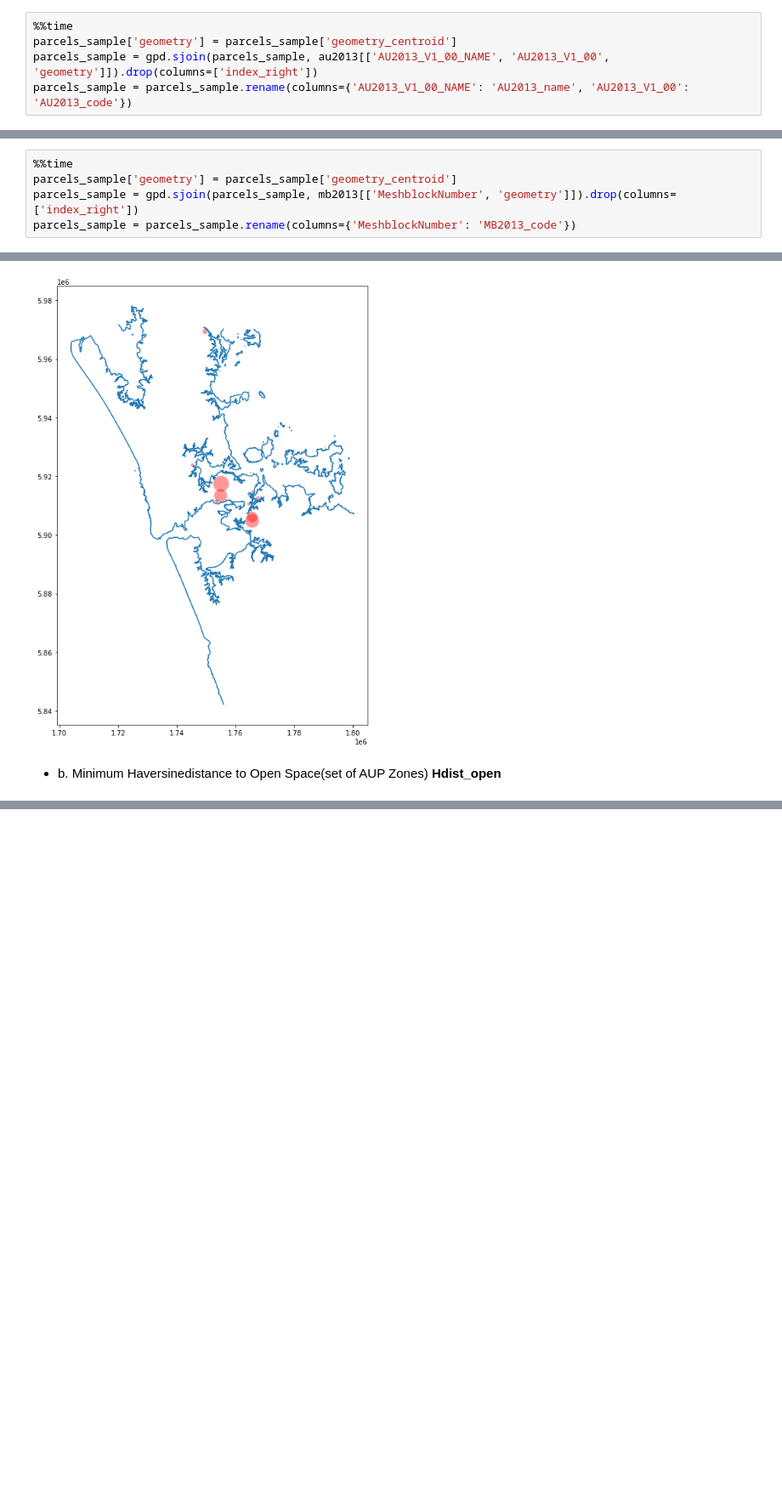
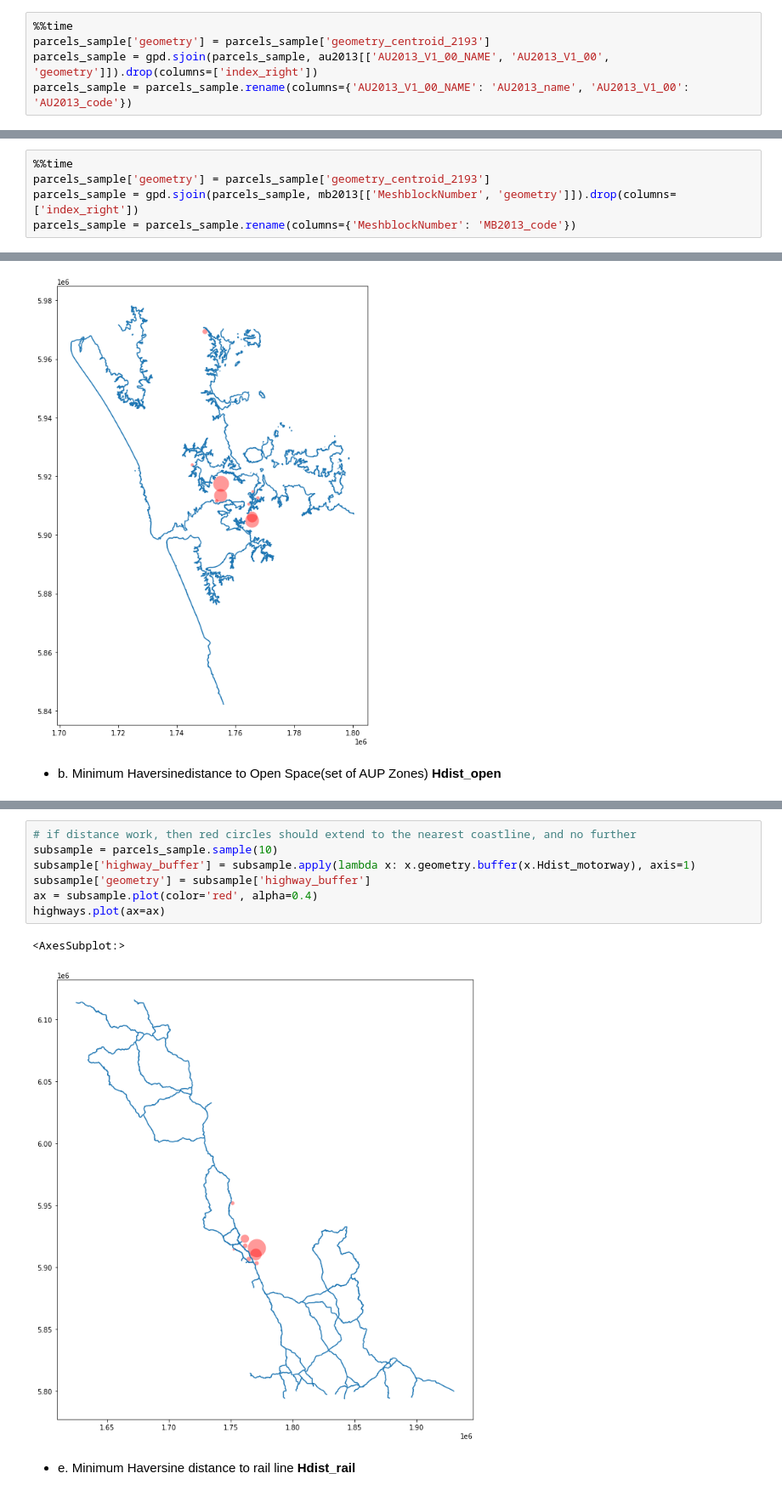
Before and after one commit to UoA-eResearch/auckland-housing, a Jupyter notebook: phase1.ipynb, the cells around one changed output, grey strips where cells are left out. Shown at 85% size. Cells and saved outputs as stored; diff of their text form; blank space fills up the shorter version.

```diff
--- a/phase1.ipynb
+++ b/phase1.ipynb
@@ -68,7 +70,7 @@ au2013.sample(3)
 | 608 | 597102 | Inland Water-Lake Ellesmere South | 63.304671 | 0.000000 | 75233.330853 | MULTIPOLYGON (((172.57398 -43.767... |
 # %%
 %%time
-parcels_sample['geometry'] = parcels_sample['geometry_centroid']
+parcels_sample['geometry'] = parcels_sample['geometry_centroid_2193']
 parcels_sample = gpd.sjoin(parcels_sample, au2013[['AU2013_V1_00_NAME', 'AU2013_V1_00', 'geometry']]).drop(columns=['index_right'])
 parcels_sample = parcels_sample.rename(columns={'AU2013_V1_00_NAME': 'AU2013_name', 'AU2013_V1_00': 'AU2013_code'})
 # %% [output]
@@ -103,7 +105,7 @@ mb2013 = gpd.read_file('input/meshblock-2013.gdb.zip').to_crs(4326)
 mb2013.sample(3)
 # %%
 %%time
-parcels_sample['geometry'] = parcels_sample['geometry_centroid']
+parcels_sample['geometry'] = parcels_sample['geometry_centroid_2193']
 parcels_sample = gpd.sjoin(parcels_sample, mb2013[['MeshblockNumber', 'geometry']]).drop(columns=['index_right'])
 parcels_sample = parcels_sample.rename(columns={'MeshblockNumber': 'MB2013_code'})
 # %% [output]
@@ -180,0 +175,12 @@ print(series[0].distance(series[1]) / 1000)
+# %%
+# if distance work, then red circles should extend to the nearest coastline, and no further
+subsample = parcels_sample.sample(10)
+subsample['highway_buffer'] = subsample.apply(lambda x: x.geometry.buffer(x.Hdist_motorway), axis=1)
+subsample['geometry'] = subsample['highway_buffer']
+ax = subsample.plot(color='red', alpha=0.4)
+highways.plot(ax=ax)
+# %% [output]
+<AxesSubplot:>
+[figure, added]
+# %% [markdown]
+- e. Minimum Haversine distance to rail line **Hdist_rail**
```
Also changed, not shown: parts of 17 cells of this notebook, 1 other file.
